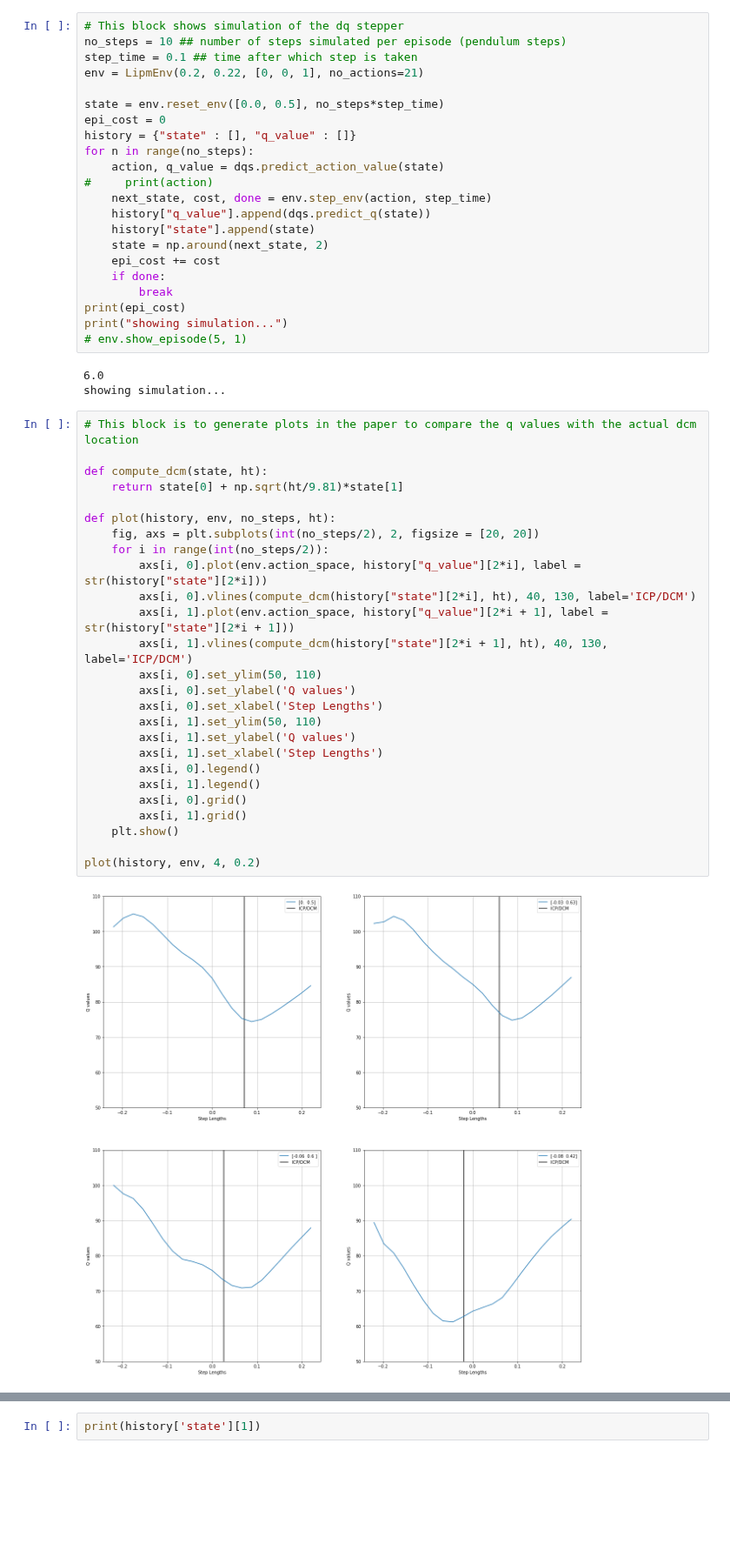
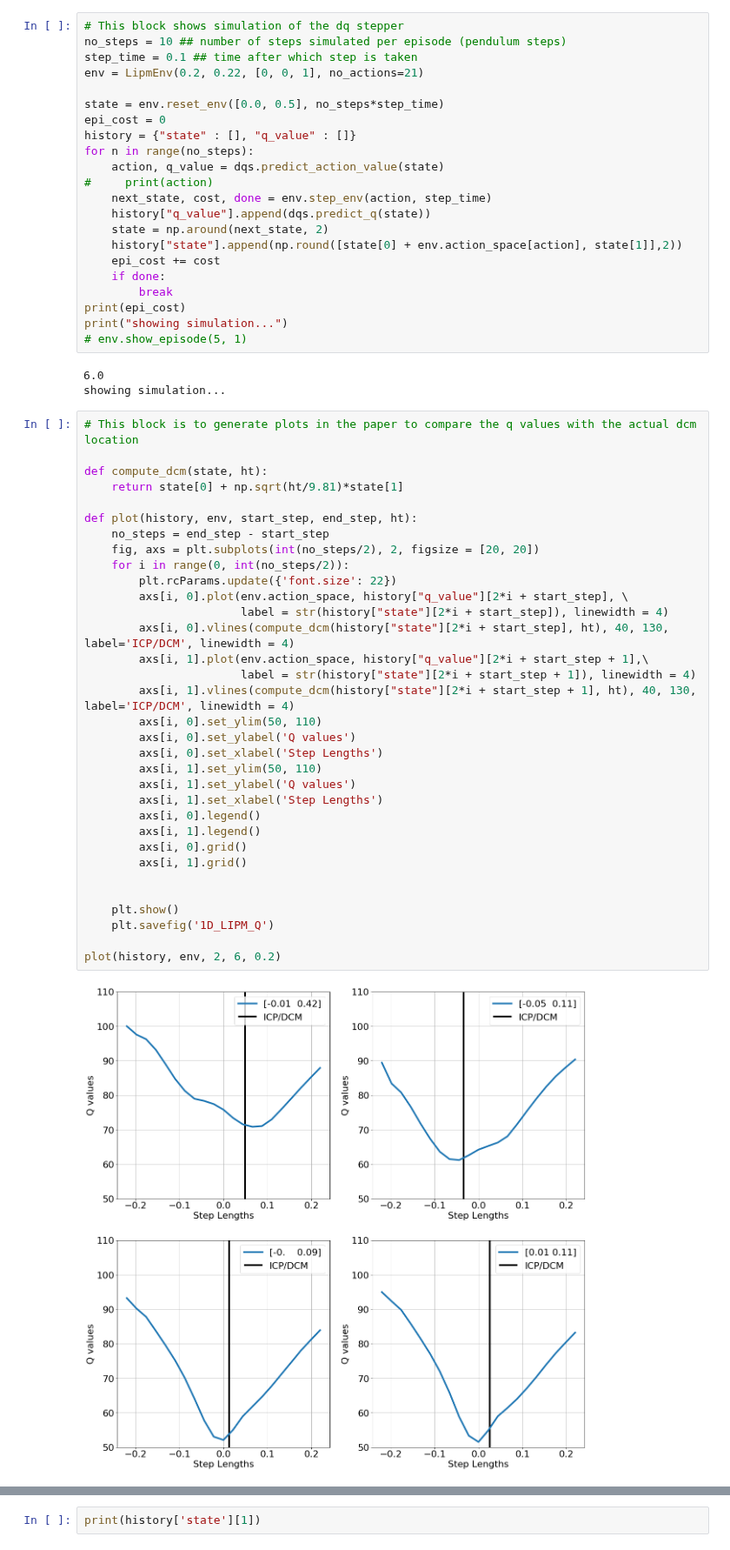
Before and after one commit to machines-in-motion/deepq_stepper, a Jupyter notebook: python/py_deepq_stepper/dq_stepper_test.ipynb, the cells around one changed output, grey strips where cells are left out. Shown at 87% size. Saved outputs shown, nothing was run; the diff lists cells and outputs as text; blank space fills up the shorter version.

```diff
--- a/python/py_deepq_stepper/dq_stepper_test.ipynb
+++ b/python/py_deepq_stepper/dq_stepper_test.ipynb
@@ -150,8 +150,8 @@ for n in range(no_steps):
 #     print(action)
     next_state, cost, done = env.step_env(action, step_time)
     history["q_value"].append(dqs.predict_q(state))
-    history["state"].append(state)
     state = np.around(next_state, 2)
+    history["state"].append(np.round([state[0] + env.action_space[action], state[1]],2))
     epi_cost += cost
     if done:
         break
@@ -164,28 +164,35 @@ showing simulation...
 # %%
 # This block is to generate plots in the paper to compare the q values with the actual dcm location
 
 def compute_dcm(state, ht):
     return state[0] + np.sqrt(ht/9.81)*state[1]
 
-def plot(history, env, no_steps, ht):
+def plot(history, env, start_step, end_step, ht):
+    no_steps = end_step - start_step
     fig, axs = plt.subplots(int(no_steps/2), 2, figsize = [20, 20])
-    for i in range(int(no_steps/2)):
-        axs[i, 0].plot(env.action_space, history["q_value"][2*i], label = str(history["state"][2*i]))
-        axs[i, 0].vlines(compute_dcm(history["state"][2*i], ht), 40, 130, label='ICP/DCM')
-        axs[i, 1].plot(env.action_space, history["q_value"][2*i + 1], label = str(history["state"][2*i + 1]))
-        axs[i, 1].vlines(compute_dcm(history["state"][2*i + 1], ht), 40, 130, label='ICP/DCM')
+    for i in range(0, int(no_steps/2)):
+        plt.rcParams.update({'font.size': 22})
+        axs[i, 0].plot(env.action_space, history["q_value"][2*i + start_step], \
+                       label = str(history["state"][2*i + start_step]), linewidth = 4)
+        axs[i, 0].vlines(compute_dcm(history["state"][2*i + start_step], ht), 40, 130, label='ICP/DCM', linewidth = 4)
+        axs[i, 1].plot(env.action_space, history["q_value"][2*i + start_step + 1],\
+                       label = str(history["state"][2*i + start_step + 1]), linewidth = 4)
+        axs[i, 1].vlines(compute_dcm(history["state"][2*i + start_step + 1], ht), 40, 130, label='ICP/DCM', linewidth = 4)
         axs[i, 0].set_ylim(50, 110)
         axs[i, 0].set_ylabel('Q values')
         axs[i, 0].set_xlabel('Step Lengths')
         axs[i, 1].set_ylim(50, 110)
         axs[i, 1].set_ylabel('Q values')
         axs[i, 1].set_xlabel('Step Lengths')
         axs[i, 0].legend()
         axs[i, 1].legend()
         axs[i, 0].grid()
         axs[i, 1].grid()
+
+
     plt.show()
+    plt.savefig('1D_LIPM_Q')
 
-plot(history, env, 4, 0.2)
+plot(history, env, 2, 6, 0.2)
 # %% [output]
-[figure, old version]
+[figure, new version]
```
Also changed, not shown: parts of 1 cell of this notebook, 28 other files.
